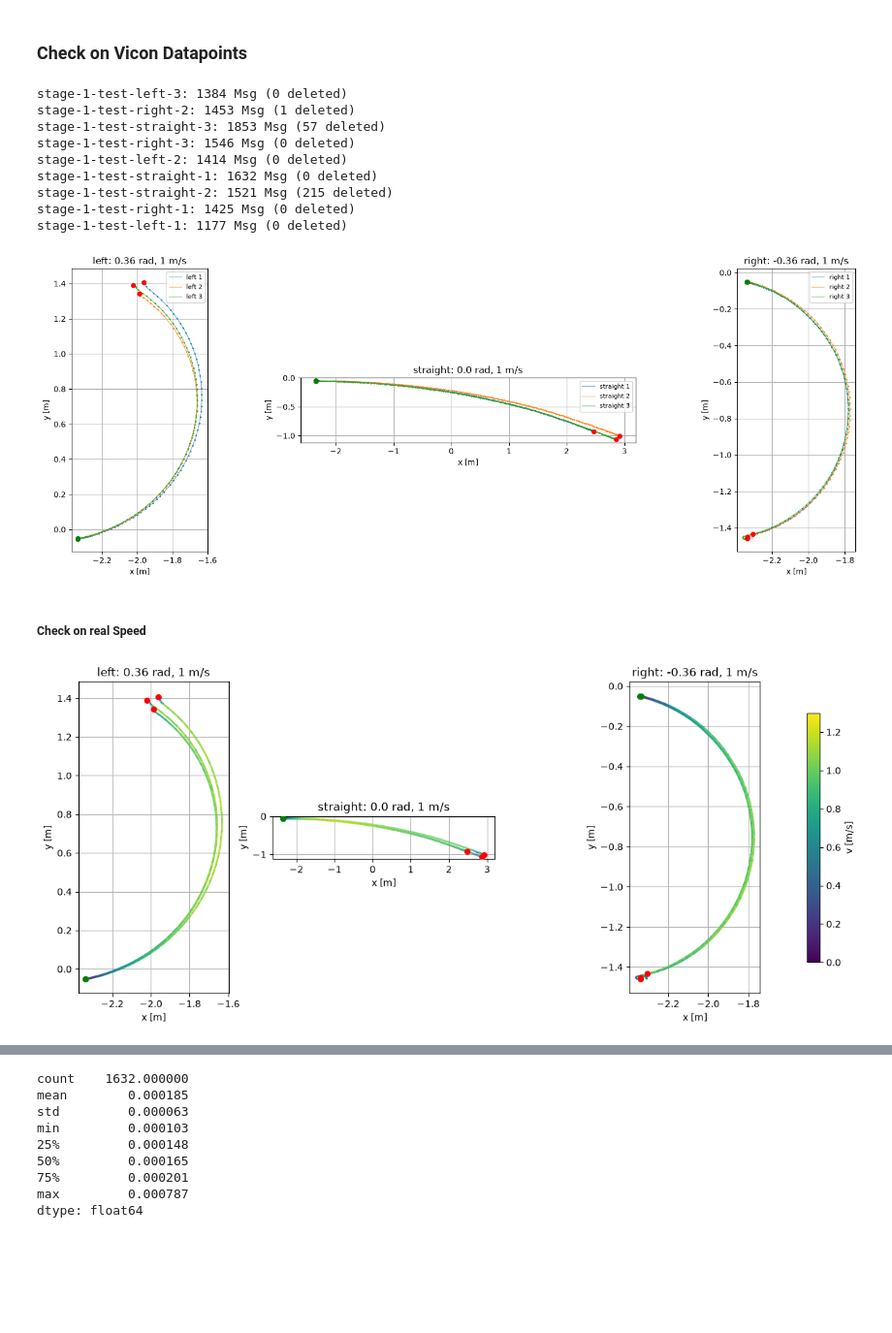
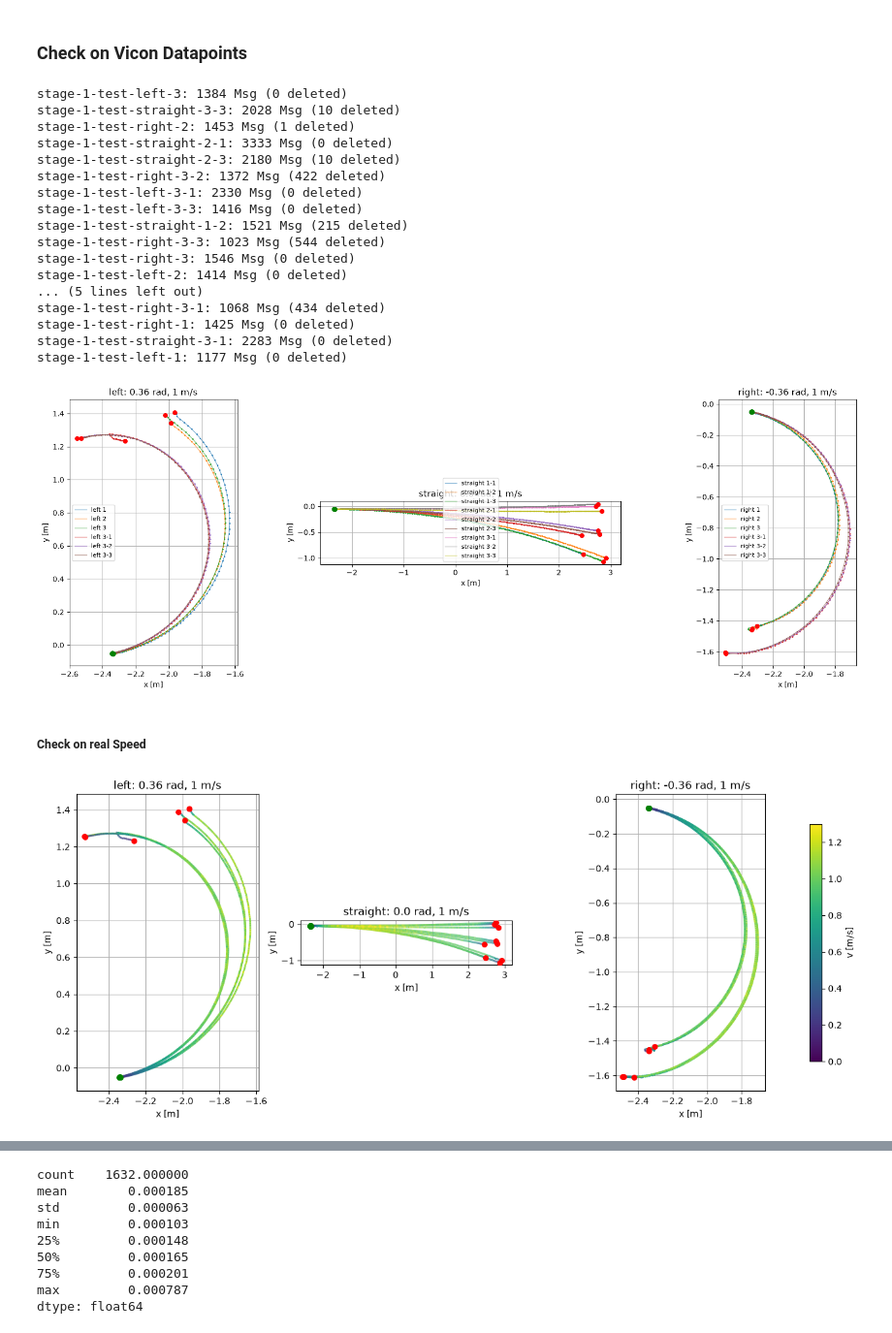
Before and after one commit to Autonomous-System-ZHAW/athena-data-analysis, a Jupyter notebook: sim-to-real-gap/stage-1-testing/data-analysis-stage-1.ipynb, the cells around one changed output, grey strips where cells are left out. Shown at 97% size. Cells and saved outputs as stored; diff of their text form; code cells hidden in the pictures; blank space fills up the shorter version.

Commit message:
add new data after steering adjustment and add savgoal filter to speed plot on real data

```diff
--- a/sim-to-real-gap/stage-1-testing/data-analysis-stage-1.ipynb
+++ b/sim-to-real-gap/stage-1-testing/data-analysis-stage-1.ipynb
@@ -85,6 +86,15 @@ def remove_jumps(df, max_speed=5.0, tol=0.01, origin_eps=1e-3):
             last = i
     return df[keep].reset_index(drop=True)
 
+def cut_at_gap(df, max_gap=0.2):
+    if df.empty:
+        return df
+    dt = df["t"].diff().to_numpy()
+    gaps = np.where(dt > max_gap)[0]
+    if len(gaps):
+        df = df.iloc[:gaps[0]]
+    return df.reset_index(drop=True)
+
 dfs = {g: {} for g in groups}
 for subdir, dirs, files in os.walk(rootdir):
     for file in files:
@@ -92,51 +102,60 @@ for subdir, dirs, files in os.walk(rootdir):
             continue
         name = os.path.splitext(file)[0]
 
-        m = re.search(r"(left|straight|right)-(\d+)", name)
+        m = re.search(r"(left|straight|right)-(\d+(?:-\d+)*)$", name)
         if not m:
             continue
-        group, run = m.group(1), int(m.group(2))
+        group, run = m.group(1), m.group(2)
 
         df = load_vicon(os.path.join(subdir, file))
         n_before = len(df)
         df = remove_jumps(df, max_speed=max_speed)
+        df = cut_at_gap(df, max_gap=0.2)          # <-- neu
         print(f"{name}: {len(df)} Msg ({n_before - len(df)} deleted)")
 
         if not df.empty:
             dfs[group][run] = df
 
 fig, axes = plt.subplots(1, 3, figsize=(18, 6))
 colors = plt.cm.tab10.colors
 
 for ax, group in zip(axes, groups):
     for i, run in enumerate(sorted(dfs[group])):
         df = dfs[group][run]
         c = colors[i % len(colors)]
         ax.plot(df["px"], df["py"], "-", color=c, linewidth=1, alpha=0.6, label=f"{group} {run}")
         ax.plot(df["px"][::n], df["py"][::n], "o", color=c, markersize=1)
         ax.scatter(df["px"].iloc[0], df["py"].iloc[0], color="green", s=30, zorder=3)
         ax.scatter(df["px"].iloc[-1], df["py"].iloc[-1], color="red", s=30, zorder=3)
 
     ax.set_title(titles[group])
     ax.set_xlabel("x [m]")
     ax.set_ylabel("y [m]")
     ax.set_aspect("equal")
     ax.grid(True)
     ax.legend(fontsize=8)
 
 plt.tight_layout()
 plt.show()
 # %% [output]
 stage-1-test-left-3: 1384 Msg (0 deleted)
+stage-1-test-straight-3-3: 2028 Msg (10 deleted)
 stage-1-test-right-2: 1453 Msg (1 deleted)
-stage-1-test-straight-3: 1853 Msg (57 deleted)
+stage-1-test-straight-2-1: 3333 Msg (0 deleted)
+stage-1-test-straight-2-3: 2180 Msg (10 deleted)
+stage-1-test-right-3-2: 1372 Msg (422 deleted)
+stage-1-test-left-3-1: 2330 Msg (0 deleted)
+stage-1-test-left-3-3: 1416 Msg (0 deleted)
+stage-1-test-straight-1-2: 1521 Msg (215 deleted)
+stage-1-test-right-3-3: 1023 Msg (544 deleted)
 stage-1-test-right-3: 1546 Msg (0 deleted)
 stage-1-test-left-2: 1414 Msg (0 deleted)
-stage-1-test-straight-1: 1632 Msg (0 deleted)
-stage-1-test-straight-2: 1521 Msg (215 deleted)
+... (5 lines left out)
+stage-1-test-right-3-1: 1068 Msg (434 deleted)
 stage-1-test-right-1: 1425 Msg (0 deleted)
+stage-1-test-straight-3-1: 2283 Msg (0 deleted)
 stage-1-test-left-1: 1177 Msg (0 deleted)
-[figure, old version]
+[figure, new version]
 # %% [markdown]
 ##### Check on real Speed
 # %%
@@ -169,5 +188,5 @@ for ax, g in zip(axes, groups):
 fig.colorbar(lc, ax=axes, label="v [m/s]", shrink=0.8)
 plt.show()
 # %% [output]
-[figure, old version]
+[figure, new version]
 # %%
```
Also changed, not shown: parts of 6 cells of this notebook, 32 other files.
